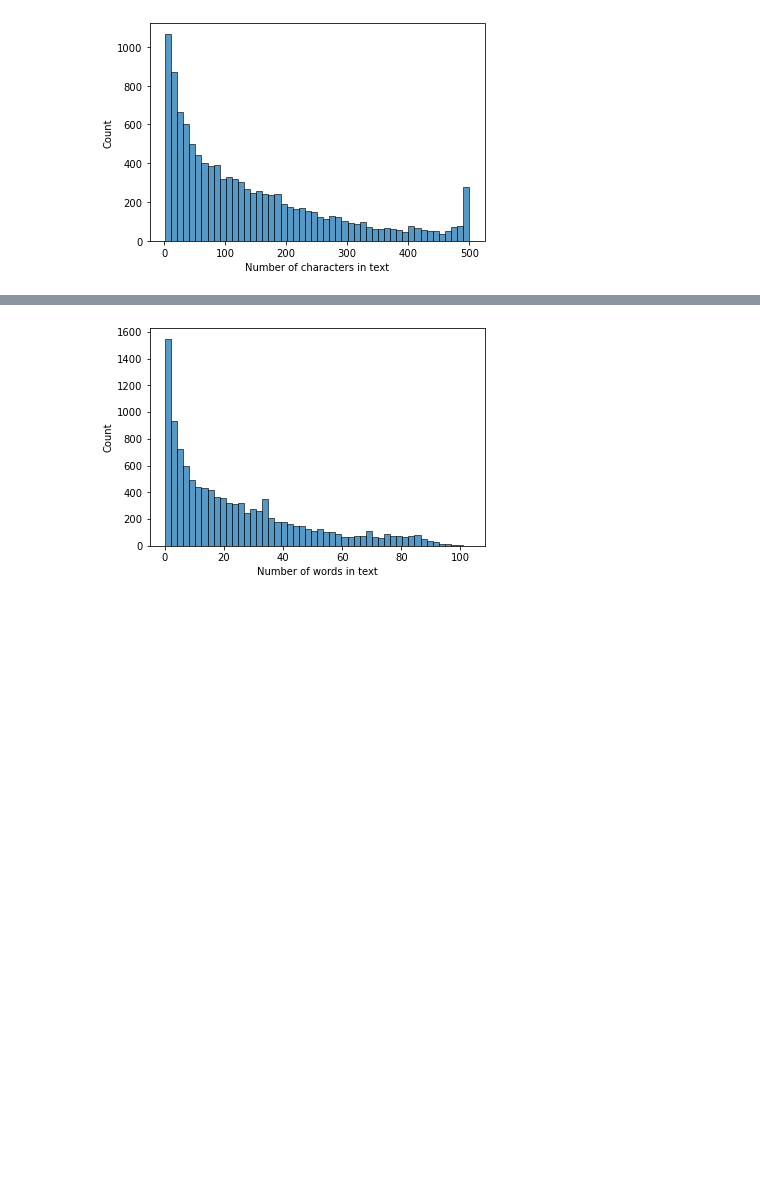
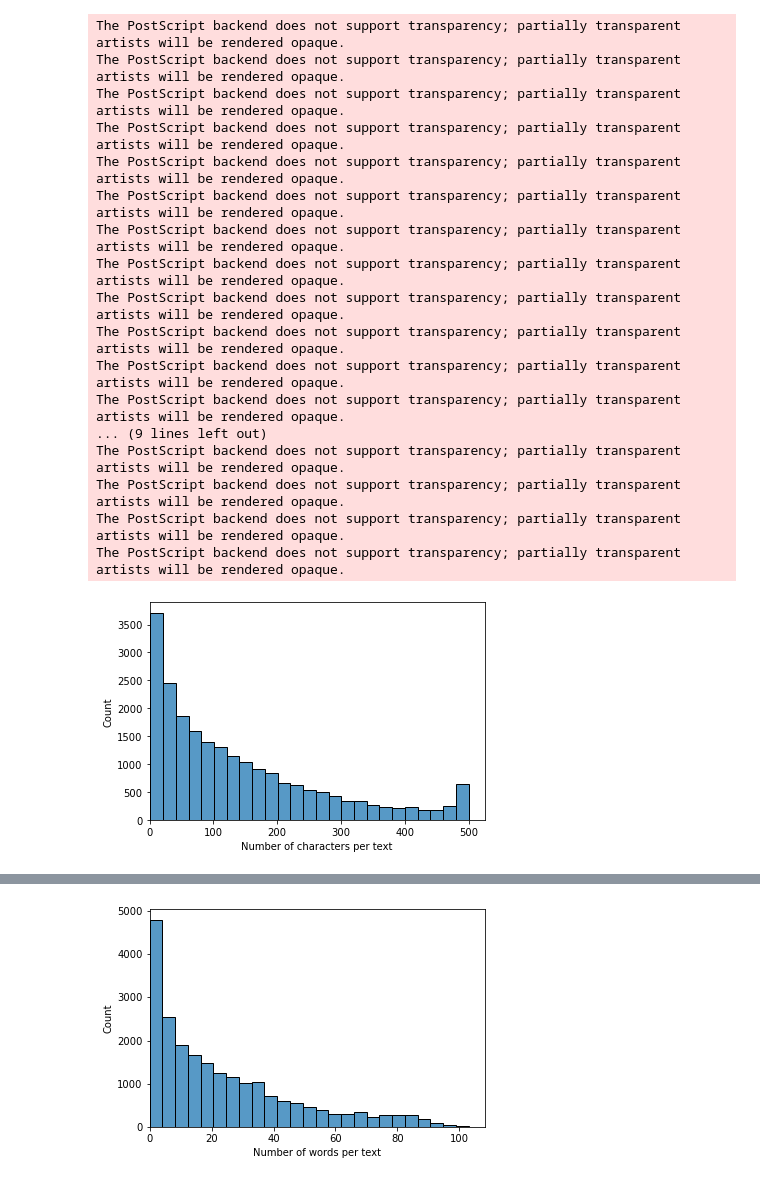
Before and after one commit to VisibaCare/SymptomMatchML, a Jupyter notebook: explore_dataset.ipynb, the cells around one changed output, grey strips where cells are left out. Cells and saved outputs as stored; diff of their text form; code cells hidden in the pictures; blank space fills up the shorter version.

```diff
--- a/explore_dataset.ipynb
+++ b/explore_dataset.ipynb
@@ -13,7 +13,7 @@ import nltk
 path_to_data = './data'
 
 # create dataframe from sessions.json
-df = pd.read_json(f'{path_to_data}/sessions/sessions_03_17.json')
+df = pd.read_json(f'{path_to_data}/sessions/sessions_04_30.json')
 df.head()
 
 # create dictionaries for switching between symptom and id
@@ -23,7 +23,7 @@ sym2id = {}
 # create dictionary containing all relevant information of the symptoms
 sym_info = {}
 
-with open(f'{path_to_data}/symptoms/symptoms_03_17.json') as json_file:
+with open(f'{path_to_data}/symptoms/symptoms_04_30.json') as json_file:
     data = json.load(json_file)
     for sym in data:
         id2sym[sym['id']] = sym['name']
@@ -81,8 +81,8 @@ df['suggested'] = sym_names
 
 
 # remove all rows with no confirmed labels
-df = df[df[label_col].map(len) > 0]
-df = df.reset_index(drop=True)
+#df = df[df[label_col].map(len) > 0]
+#df = df.reset_index(drop=True)
 
 # remove unused columns
 df.drop('confirmed', inplace=True, axis=1)
@@ -151,34 +162,57 @@ ax = sns.barplot(data=g, x='Count', y='Nbr of labels per sample')
 # %%
 def clean_text(text):
     # turn text to lowercase
     text = text.lower()
 
     # remove all characters that are not letters or whitespace
     text = re.sub(r'[^\p{L} ]', '', text)
 
     return text
 
 # plot the distribution of text lengths
 length_list = []
 
 for text in df['text']:
     length_list.append(len(text))
 
-length_list_df = pd.DataFrame({'Number of characters in text': length_list})
+length_list_df = pd.DataFrame({'Number of characters per text': length_list})
 
-ax = sns.histplot(data=length_list_df, x='Number of characters in text', bins=50)
+ax = sns.histplot(data=length_list_df, x='Number of characters per text', bins=25)
+ax.set(xlim=(0,None))
+plt.savefig(fname=r'C:\Users\alexa\Desktop\thesis_pics\char_hist.eps', format='eps', bbox_inches='tight')
 plt.show()
 
 # plot the distribution of words per text
 word_count_list = []
 
 for text in df['text']:
     text = clean_text(text)
     word_count_list.append(len(text.split()))
 
-word_count_df = pd.DataFrame({'Number of words in text': word_count_list})
+word_count_df = pd.DataFrame({'Number of words per text': word_count_list})
 
-ax = sns.histplot(data=word_count_df, x='Number of words in text', bins=50)
+ax = sns.histplot(data=word_count_df, x='Number of words per text', bins=25)
+#ax.set(ylabel='Text count')
+ax.set(xlim=(0,None))
+plt.savefig(fname=r'C:\Users\alexa\Desktop\thesis_pics\word_hist.eps', format='eps', bbox_inches='tight')
+
 plt.show()
 # %% [output]
+The PostScript backend does not support transparency; partially transparent artists will be rendered opaque.
+The PostScript backend does not support transparency; partially transparent artists will be rendered opaque.
+The PostScript backend does not support transparency; partially transparent artists will be rendered opaque.
+The PostScript backend does not support transparency; partially transparent artists will be rendered opaque.
+The PostScript backend does not support transparency; partially transparent artists will be rendered opaque.
+The PostScript backend does not support transparency; partially transparent artists will be rendered opaque.
+The PostScript backend does not support transparency; partially transparent artists will be rendered opaque.
+The PostScript backend does not support transparency; partially transparent artists will be rendered opaque.
+The PostScript backend does not support transparency; partially transparent artists will be rendered opaque.
+The PostScript backend does not support transparency; partially transparent artists will be rendered opaque.
+The PostScript backend does not support transparency; partially transparent artists will be rendered opaque.
+The PostScript backend does not support transparency; partially transparent artists will be rendered opaque.
+... (9 lines left out)
+The PostScript backend does not support transparency; partially transparent artists will be rendered opaque.
+The PostScript backend does not support transparency; partially transparent artists will be rendered opaque.
+The PostScript backend does not support transparency; partially transparent artists will be rendered opaque.
+The PostScript backend does not support transparency; partially transparent artists will be rendered opaque.
-[figure, old version]
+[figure, new version]
@@ -185,4 +236,4 @@ plt.show()
-[figure, old version]
+[figure, new version]
 # %%
 # plot the distribution of words
 words = df['text'].tolist()
```
Also changed, not shown: parts of 12 cells of this notebook, 2 other files.
